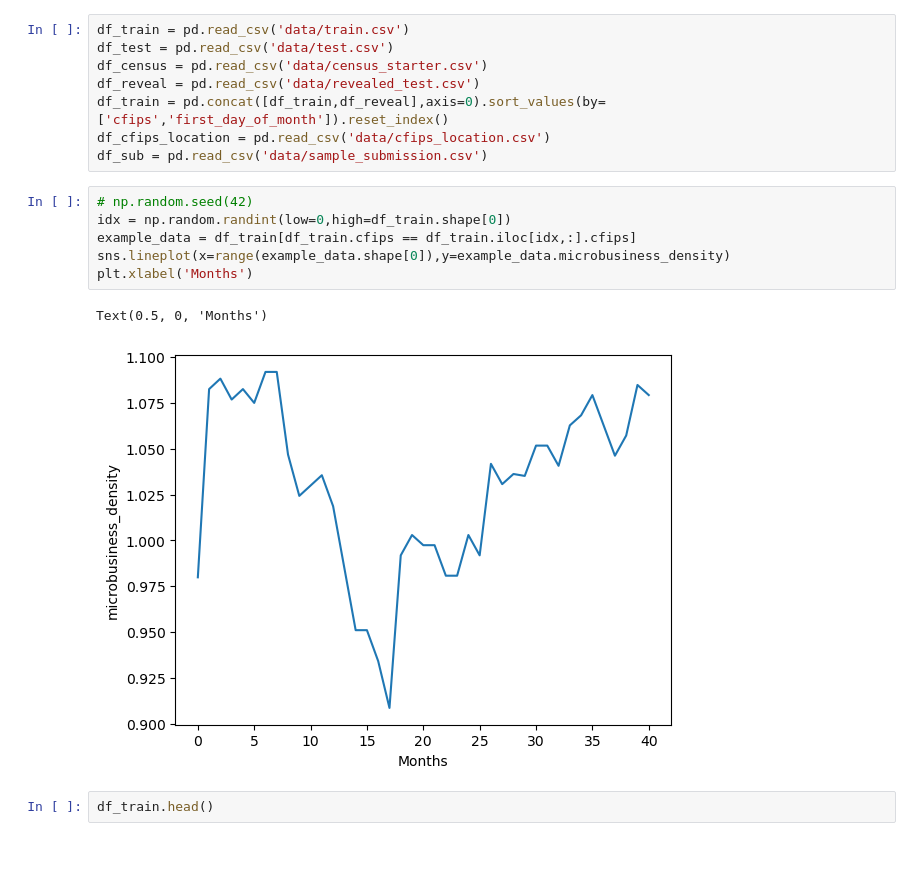
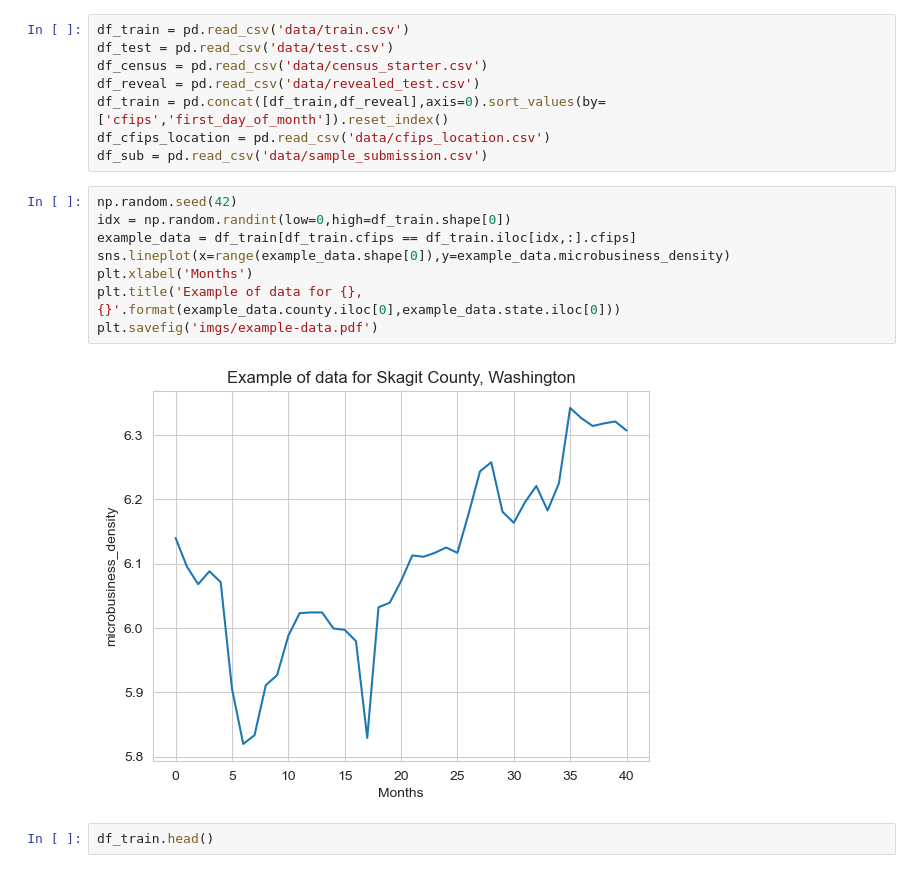
Before and after one commit to ywugwu/GoDaddy-MDF-Competition-Gold-Medal-Solution, a Jupyter notebook: main.ipynb, the cells around one changed output. Saved outputs shown, nothing was run; the diff lists cells and outputs as text.

```diff
--- a/main.ipynb
+++ b/main.ipynb
@@ -47,14 +48,15 @@ df_train = pd.concat([df_train,df_reveal],axis=0).sort_values(by=['cfips','first
 df_cfips_location = pd.read_csv('data/cfips_location.csv')
 df_sub = pd.read_csv('data/sample_submission.csv')
 # %%
-# np.random.seed(42)
+np.random.seed(42)
 idx = np.random.randint(low=0,high=df_train.shape[0])
 example_data = df_train[df_train.cfips == df_train.iloc[idx,:].cfips]
 sns.lineplot(x=range(example_data.shape[0]),y=example_data.microbusiness_density)
 plt.xlabel('Months')
+plt.title('Example of data for {}, {}'.format(example_data.county.iloc[0],example_data.state.iloc[0]))
+plt.savefig('imgs/example-data.pdf')
 # %% [output]
-Text(0.5, 0, 'Months')
-[figure, old version]
+[figure, new version]
 # %%
 df_train.head()
 # %% [output]
```
Also changed, not shown: parts of 18 cells of this notebook.
